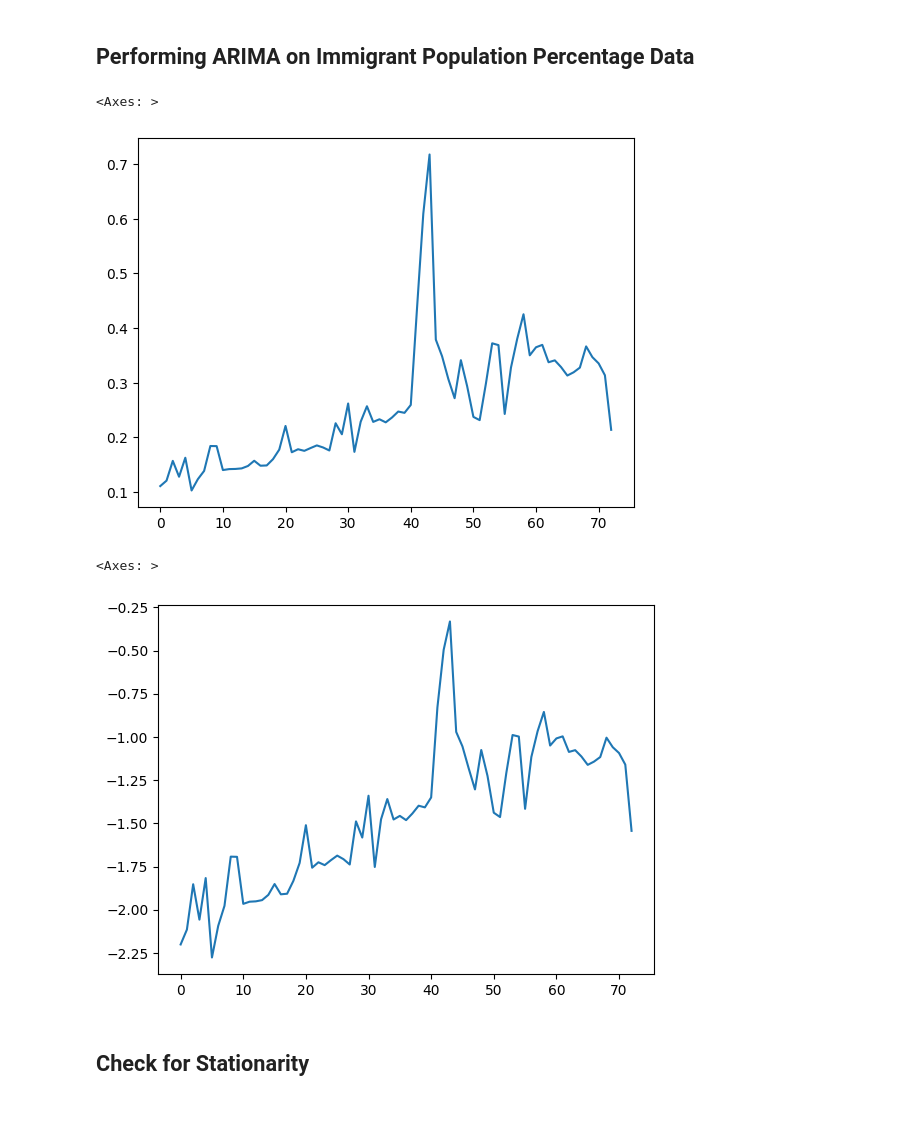
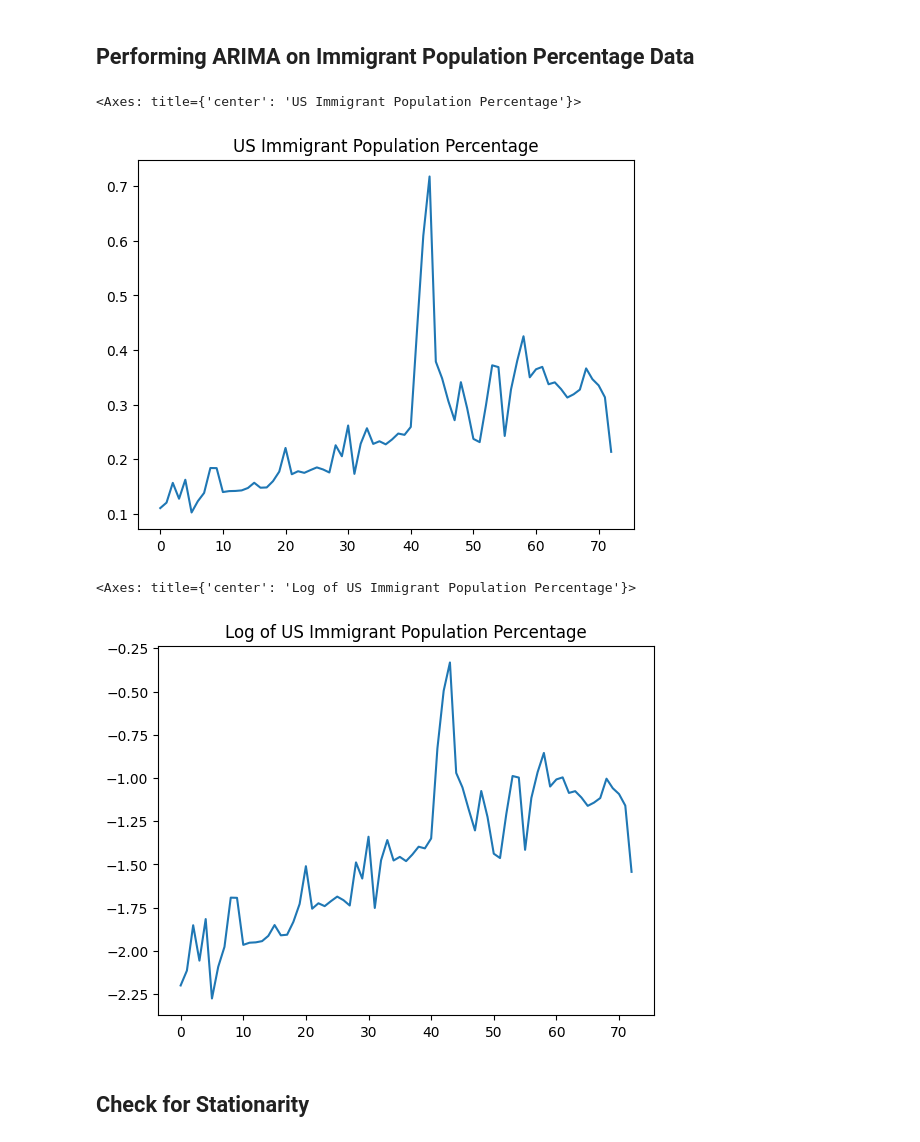
Before and after one commit to nocturneC/DS4002-Project2, a Jupyter notebook: SCRIPTS/analysis2.ipynb, the cells around one changed output. Drawn from its saved outputs; the diff is of its cells as text; code cells hidden in the pictures; blank space fills up the shorter version.

Commit message:
added titles to plots

```diff
--- a/SCRIPTS/analysis2.ipynb
+++ b/SCRIPTS/analysis2.ipynb
@@ -7,18 +7,17 @@ df=pd.read_csv('../DATA/combined_data.csv')
 ## Performing ARIMA on Immigrant Population Percentage Data
 # %%
 df1 = df["migrant_pop_percentage"]
-df1.plot()
+df1.plot(title="US Immigrant Population Percentage")
 # %% [output]
-<Axes: >
+<Axes: title={'center': 'US Immigrant Population Percentage'}>
-[figure, old version]
+[figure, new version]
 # %%
 
 df1 = np.log(df1)
-
-df1.plot()
+df1.plot(title="Log of US Immigrant Population Percentage")
 # %% [output]
-<Axes: >
+<Axes: title={'center': 'Log of US Immigrant Population Percentage'}>
-[figure, old version]
+[figure, new version]
 # %%
 # training set
 msk = (df1.index < len(df1)-15)
```
Also changed, not shown: parts of 19 cells of this notebook.
